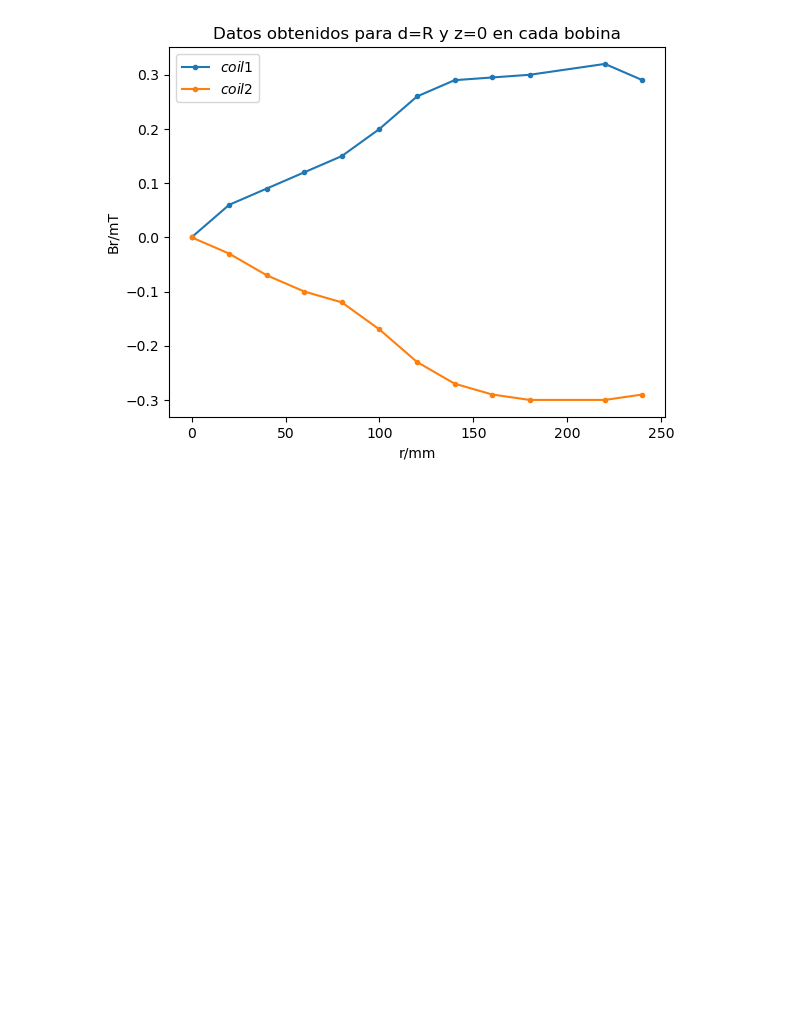
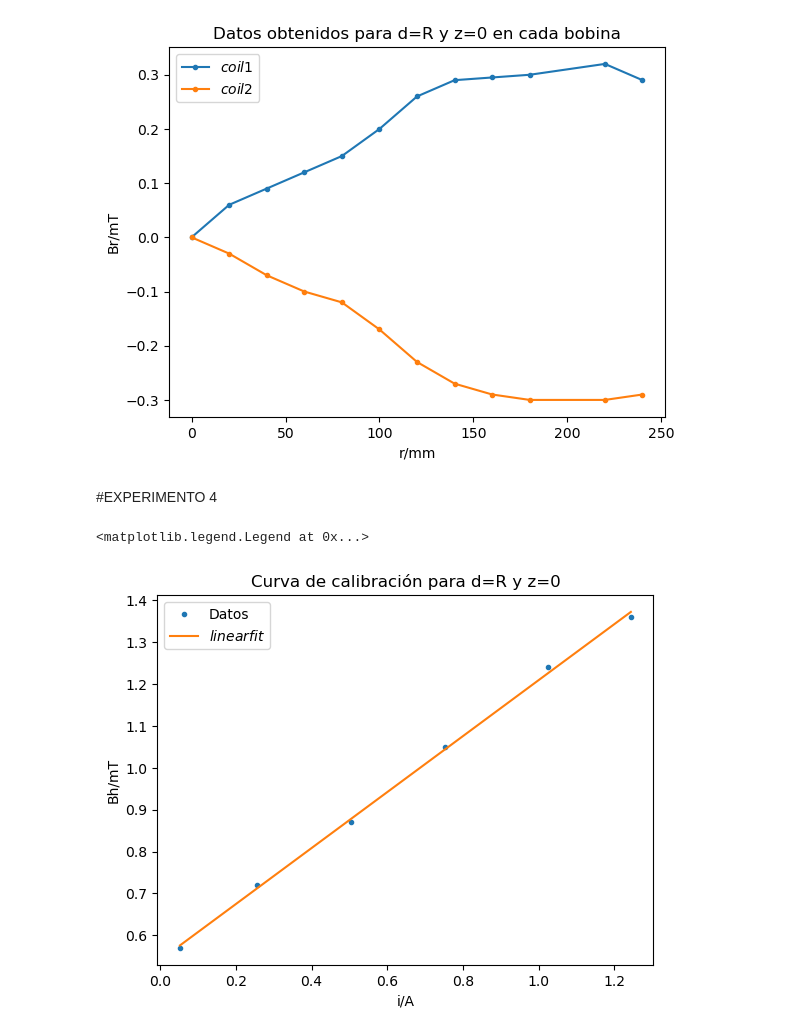
Before and after one commit to paolovf123/GRAFICOS_EXP, a Jupyter notebook: campo_magnetico.ipynb, the cells around one changed output. Drawn from its saved outputs; the diff is of its cells as text; code cells hidden in the pictures; blank space fills up the shorter version.

```diff
--- a/campo_magnetico.ipynb
+++ b/campo_magnetico.ipynb
@@ -218,3 +218,33 @@ axes.legend()
 # %% [output]
 <matplotlib.legend.Legend at 0x...>
 [figure]
+# %% [markdown]
+#EXPERIMENTO 4
+# %%
+i=np.array([0.052,0.256,0.505,0.752,1.026,1.244])
+b=np.array([0.57,0.72,0.87,1.05,1.24,1.36])
+
+x=i
+y=b
+n = len(x)
+sumax = sum(x)
+sumay = sum(y)
+sumax2 = sum(x*x)
+sumay2 = sum(y*y)
+sumaxy = sum(x*y)
+promx = sumax/n
+promy = sumay/n
+B = (n*(sumaxy) - sumax*sumay)/(n*sumax2 - pow(sumax,2))
+A = (sumax2*sumay - sumax*sumaxy)/(n*sumax2 -pow(sumax,2))
+
+
+fig, axes=plt.subplots(1,1)
+axes.plot(i,b,'.',label='Datos')
+axes.plot(i,A+B*i,'-',label='$linear    fit$')
+axes.set_title('Curva de calibración para d=R y z=0')
+axes.set_xlabel('i/A')
+axes.set_ylabel('Bh/mT')
+axes.legend()
+# %% [output]
+<matplotlib.legend.Legend at 0x...>
+[figure, added]
```
